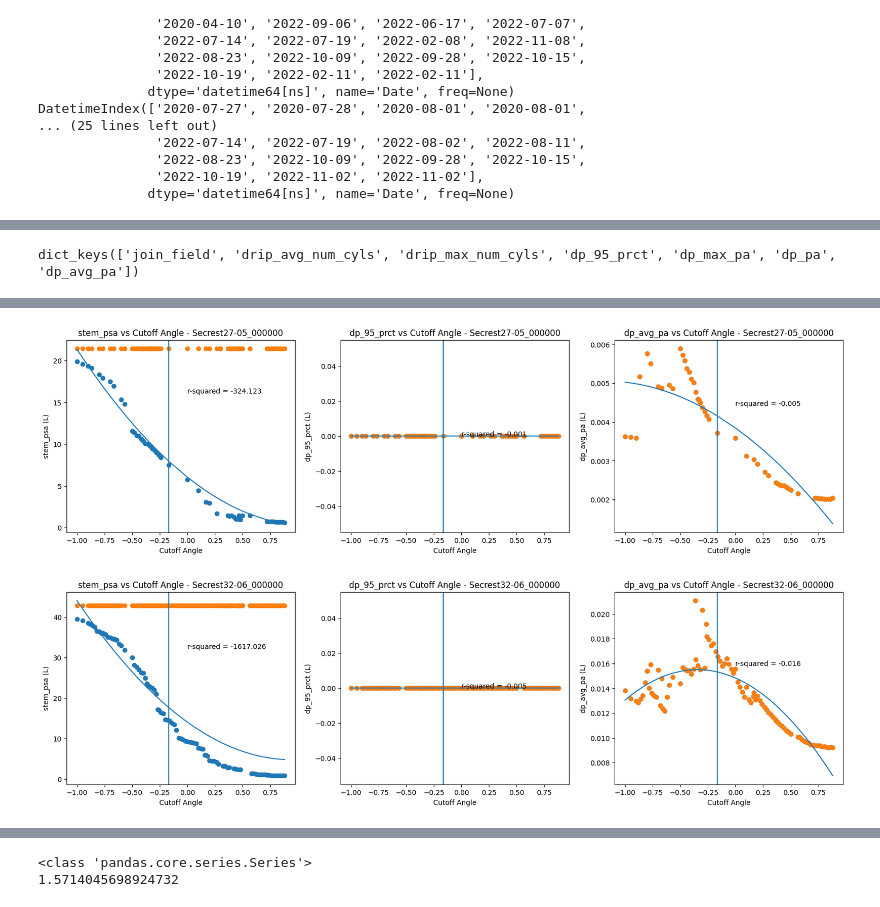
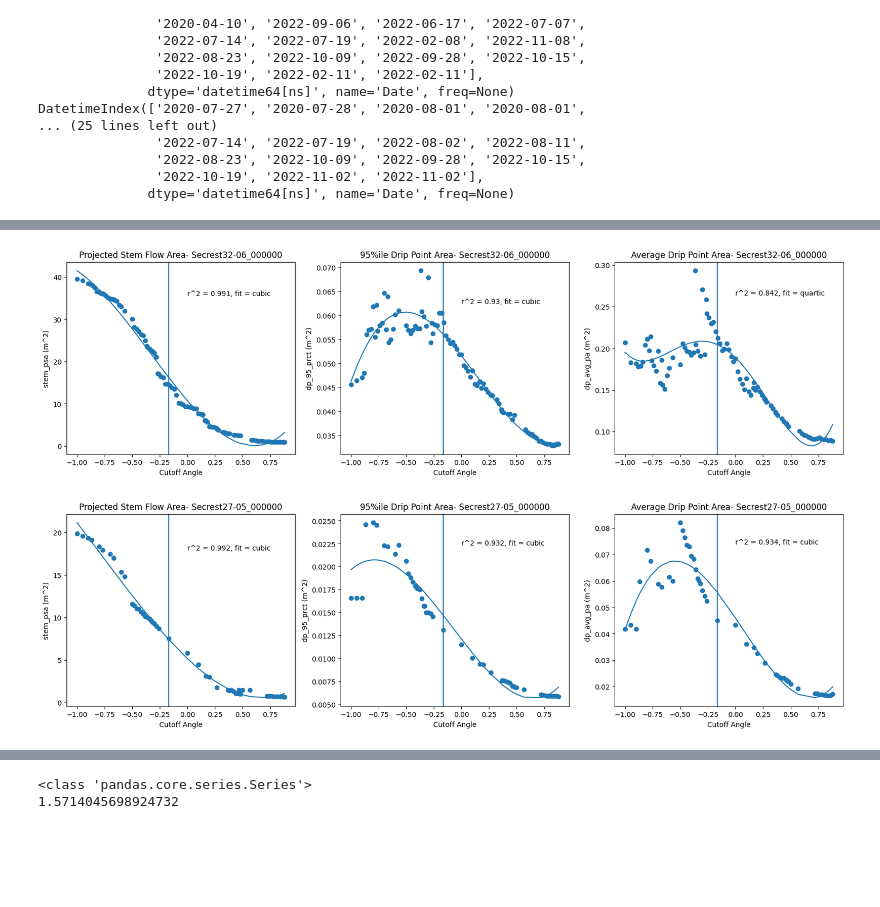
Before and after one commit to wischmcj/canopyHydrodynamics, a Jupyter notebook: scripts/sensitivity_analysis.ipynb, the cells around one changed output, grey strips where cells are left out. Cells and saved outputs as stored; diff of their text form; code cells hidden in the pictures; blank space fills up the shorter version.

Commit message:
doing some alaysis, updating already run, adding list of needed cases

```diff
--- a/scripts/sensitivity_analysis.ipynb
+++ b/scripts/sensitivity_analysis.ipynb
@@ -134,8 +141,13 @@ all_tree_flows = pd.concat(flow_dfs)
 # arr = [x for x in all_tree_stats[['file_name', 'case_name']].values]
 arr = [x for x in all_tree_stats[['file_name', 'case_name']].values]
 
-tups = [(x, float(y)) for x,y in arr]
-already_run = tups
-# print(all_tree_stats)
-print(tups)
+onetups = [float(y) for x,y in arr if '32-06' in x ]
+twotups = [float(y) for x,y in arr if '27-05' in x]
+final_tups =[]
+for val in onetups:
+    if val in twotups:
+        final_tups.append(val)
+
+
+print(final_tups)
 # %% [output]
@@ -596,7 +618,3 @@ Name: projected_area, Length: 212, dtype: float64
-# %%
-drip_stats[0].keys()
-# %% [output]
-dict_keys(['join_field', 'drip_avg_num_cyls', 'drip_max_num_cyls', 'dp_95_prct', 'dp_max_pa', 'dp_pa', 'dp_avg_pa'])
 # %%
 #plotting correlations basedon sensitivity analysis runs
 import pandas as pd
@@ -604,18 +622,12 @@ import matplotlib.pyplot as plt
 import numpy as np
 from sklearn.metrics import r2_score
 # Convert 'case_name' to numeric values and handle errors
-all_tree_stats['case_name'] = pd.to_numeric(all_tree_stats['case_name'], errors='coerce')
-w_flow_stats['case_name'] = pd.to_numeric(w_flow_stats['case_name'], errors='coerce')
-
-# Sort the dataframe by 'case_name'
-all_tree_stats = all_tree_stats.sort_values(by='case_name')
-w_flow_stats = w_flow_stats.sort_values(by='case_name')
 # Group the data by file name
 # fields = [('vol_over_ssa', 'vol_over_sps'), ('vol_over_sha', 'vol_over_ssa'), ('vol_over_ssa', 'vol_over_sha')] #, 'vol_over_dbh', 'vol_over_oza', 'vol_over_ota']
 
 # fields = [('stem_psa','total_psa'), ('stem_surface_area','tot_surface_area'), ('stem_hull_area','tot_hull_area'), ('num_drip_points','num_drip_points')]
 # fields =[('case_name','case_name')]
-fields = [('stem_psa','total_psa'),('dp_95_prct','dp_95_prct'),('dp_avg_pa','dp_avg_pa')]
+fields = [('stem_psa','Projected Stem Flow Area'),('dp_95_prct',f'95%ile Drip Point Area'),('dp_avg_pa','Average Drip Point Area')]
 # print(new_file_names)
 # fields = ['stem_psa']
 def plot_correlation(df, field:tuple):
@@ -625,16 +637,18 @@ def plot_correlation(df, field:tuple):
         fig, ax = plt.subplots(1,len(fields), figsize=(20, 5))
         # Replace 'your_file_name' with the actual file name you want to filter by
         name_filtered_df = df.loc[df['file_name'] == file_name ]
-        upper_filtered_df = name_filtered_df.loc[name_filtered_df['case_name'] <=1]
-        filtered_df = upper_filtered_df.loc[upper_filtered_df['case_name'] >=-1]
+        clean_filtered_df = name_filtered_df.loc[name_filtered_df['stem_psa'] < name_filtered_df['total_psa'] ]
+        upper_filtered_df = clean_filtered_df.loc[clean_filtered_df['case_name'] <=1.2]
+        filtered_df = upper_filtered_df.loc[upper_filtered_df['case_name'] >=-1.2]
         # filtered_df = filtered_df.loc[filtered_df["case_name_as_num"]<1]
         # filtered_df = filtered_df.loc[filtered_df["case_name_as_num"]>-1]
         for idx, field_tup in enumerate(fields):
-            field, tot_field = field_tup
+            field, title_field = field_tup
             plot = ax[idx]
-            plot.set_title(f"{field} vs Cutoff Angle - {file_name}")
+
+            plot.set_title(f"{title_field}- {file_name}")
             plot.set_xlabel("Cutoff Angle")
-            plot.set_ylabel(f"{field} (L)")
+            plot.set_ylabel(f"{field} (m^2)")
             # plot.set_xlim([-1,1])
             x = [float(val) for val in filtered_df["case_name"].values]
             y = filtered_df[field].values
@@ -642,30 +656,27 @@ def plot_correlation(df, field:tuple):
             print(f'y:{y}')
             plot.scatter(x, y)
 
-            tot_x = filtered_df["case_name"]
-            tot_y = filtered_df[tot_field]
-            plot.scatter(tot_x, tot_y)
             plot.axvline(0.-0.16666)
             try:
-                # x_flitered, y_predicted, rsq, fit_type, coeff = find_fit_func(
-                #     cubic, np.array(x), np.array(y)
+                x_flitered, y_predicted, rsq, fit_type, coeff = find_fit_func(
+                    cubic, np.array(x), np.array(y)
+                )
+                plot.annotate(
+                    f"r^2 = {rsq}, fit = {fit_type}",
+                    (0, np.max(y) * 0.9),
+                )
+                plot.plot(x_flitered, y_predicted)
+            # Calculating a line of best fit (and its r-squared) to add to the above referenced chart
+                # z = np.polyfit(x, y, 2)
+                # p = np.poly1d(z)
+                # y_predicted = p(x)
+                # rsq = round(r2_score(x, y_predicted), 3)
+
+                # ax[idx].annotate(
+                #     f"r-squared = {rsq}",
+                #     (0, np.max(y) * 0.75),
                 # )
-                # plot.annotate(
-                #     f"r^2 = {rsq}, fit = {fit_type}",
-                #     (0, np.max(y) * 0.9),
-                # )
-                # plot.plot(x_flitered, y_predicted)
-            # Calculating a line of best fit (and its r-squared) to add to the above referenced chart
-                z = np.polyfit(x, y, 2)
-                p = np.poly1d(z)
-                y_predicted = p(x)
-                rsq = round(r2_score(x, y_predicted), 3)
-
-                ax[idx].annotate(
-                    f"r-squared = {rsq}",
-                    (0, np.max(y) * 0.75),
-                )
-                ax[idx].plot(x, y_predicted, )
+                # ax[idx].plot(x, y_predicted, )
             except Exception as e:
                 print(f'r2 did not converge{e}')
 
@@ -713,2 +724,2 @@ y:[0. 0. 0. 0. 0. 0. 0. 0. 0. 0. 0. 0. 0. 0. 0. 0. 0. 0. 0. 0. 0. 0. 0. 0.
-[figure, old version]
+[figure, new version]
-[figure, old version]
+[figure, new version]
```
Also changed, not shown: parts of 25 cells of this notebook, 2 other files.
